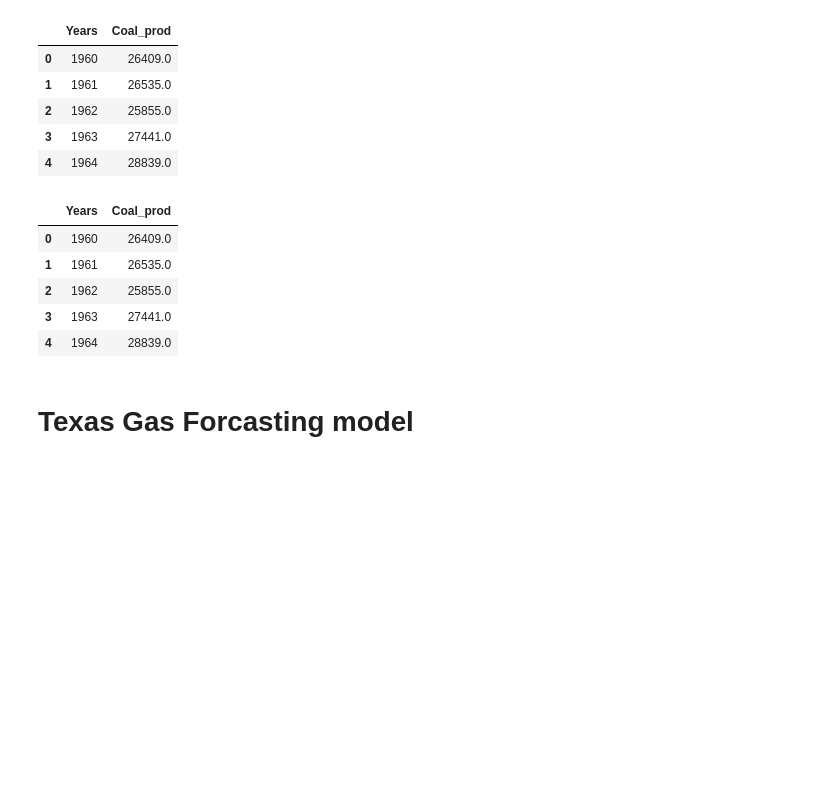
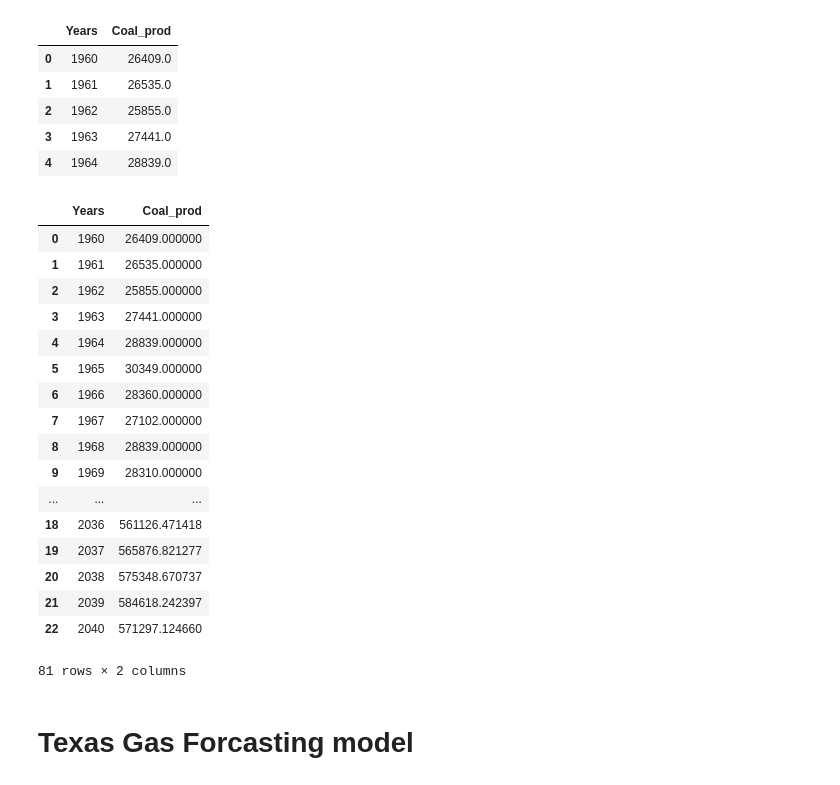
Before and after one commit to ayworld88/energy_crystal_ball, a Jupyter notebook: LSTM_MODEL_TEXAS/LSTM_MODEL_TEXAS.ipynb, the cells around one changed output. Saved outputs shown, nothing was run; the diff lists cells and outputs as text; code cells hidden in the pictures; blank space fills up the shorter version.

Commit message:
texas energy csv file

```diff
--- a/LSTM_MODEL_TEXAS/LSTM_MODEL_TEXAS.ipynb
+++ b/LSTM_MODEL_TEXAS/LSTM_MODEL_TEXAS.ipynb
@@ -252,14 +245,26 @@ tx_coal.head()
 | 4 | 1964 | 28839.0 |
 # %%
 TexasCoal_prod_pre = pd.concat([tx_coal, coal_pred])
-TexasCoal_prod_pre.head()
+TexasCoal_prod_pre
 # %% [output]
 |  | Years | Coal_prod |
-| 0 | 1960 | 26409.0 |
-| 1 | 1961 | 26535.0 |
-| 2 | 1962 | 25855.0 |
-| 3 | 1963 | 27441.0 |
-| 4 | 1964 | 28839.0 |
+| 0 | 1960 | 26409.000000 |
+| 1 | 1961 | 26535.000000 |
+| 2 | 1962 | 25855.000000 |
+| 3 | 1963 | 27441.000000 |
+| 4 | 1964 | 28839.000000 |
+| 5 | 1965 | 30349.000000 |
+| 6 | 1966 | 28360.000000 |
+| 7 | 1967 | 27102.000000 |
+| 8 | 1968 | 28839.000000 |
+| 9 | 1969 | 28310.000000 |
+| ... | ... | ... |
+| 18 | 2036 | 561126.471418 |
+| 19 | 2037 | 565876.821277 |
+| 20 | 2038 | 575348.670737 |
+| 21 | 2039 | 584618.242397 |
+| 22 | 2040 | 571297.124660 |
+81 rows × 2 columns
 # %% [markdown]
 # Texas Gas Forcasting model
 # %%
```
Also changed, not shown: parts of 38 cells of this notebook, 1 other file.
